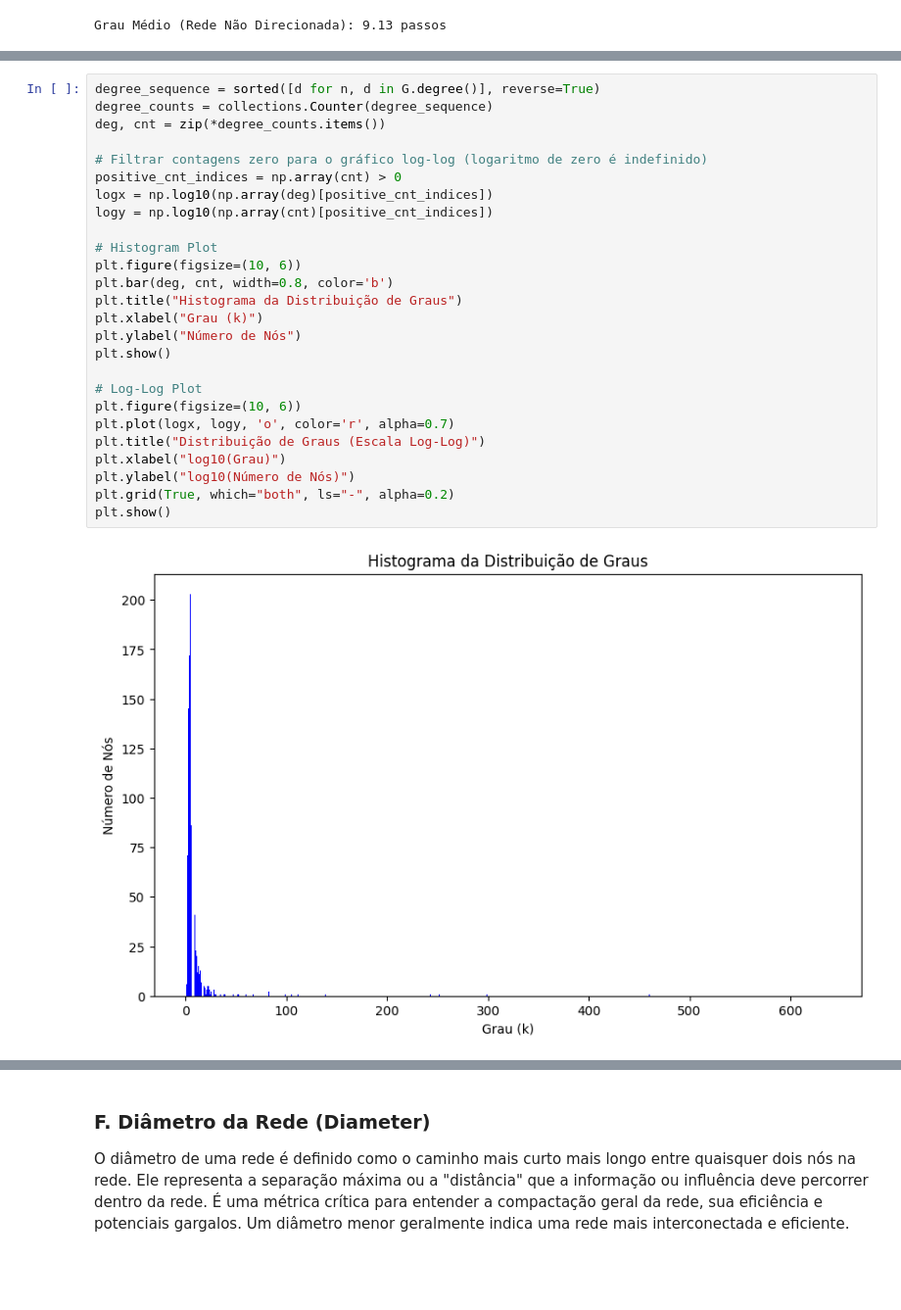
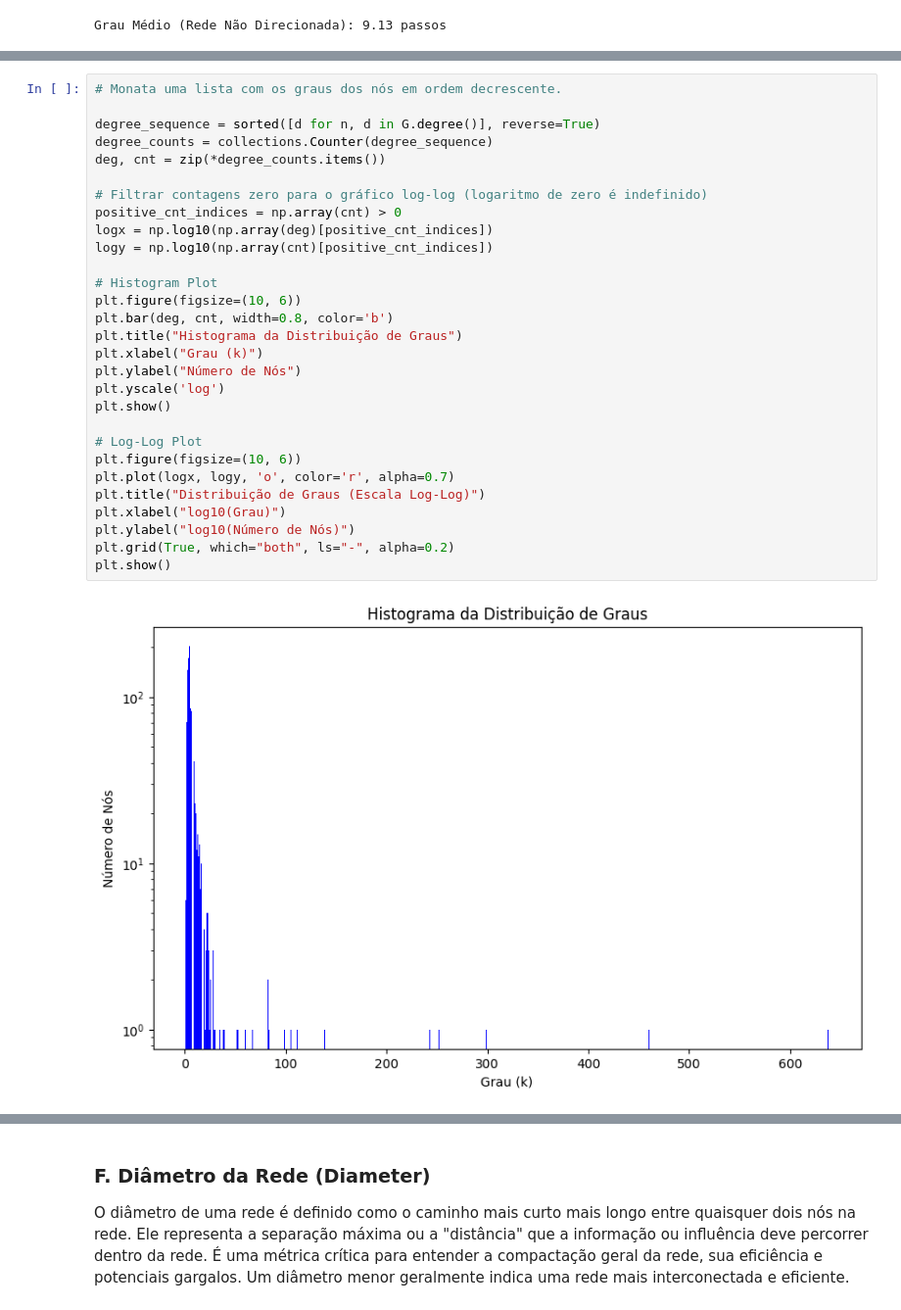
Before and after one commit to WagnerCOliveira/MineracaoGrafo, a Jupyter notebook: metabolic.edgelist.ipynb, the cells around one changed output, grey strips where cells are left out. Shown at 98% size. Drawn from its saved outputs; the diff is of its cells as text; blank space fills up the shorter version.

```diff
--- a/metabolic.edgelist.ipynb
+++ b/metabolic.edgelist.ipynb
@@ -60,30 +93,33 @@ O processo de cálculo envolve primeiro a obtenção do grau (ou in-degree/out-d
 # %%
+# Monata uma lista com os graus dos nós em ordem decrescente.
+
 degree_sequence = sorted([d for n, d in G.degree()], reverse=True)
 degree_counts = collections.Counter(degree_sequence)
 deg, cnt = zip(*degree_counts.items())
 
 # Filtrar contagens zero para o gráfico log-log (logaritmo de zero é indefinido)
 positive_cnt_indices = np.array(cnt) > 0
 logx = np.log10(np.array(deg)[positive_cnt_indices])
 logy = np.log10(np.array(cnt)[positive_cnt_indices])
 
 # Histogram Plot
 plt.figure(figsize=(10, 6))
 plt.bar(deg, cnt, width=0.8, color='b')
 plt.title("Histograma da Distribuição de Graus")
 plt.xlabel("Grau (k)")
 plt.ylabel("Número de Nós")
+plt.yscale('log')
 plt.show()
 
 # Log-Log Plot
 plt.figure(figsize=(10, 6))
 plt.plot(logx, logy, 'o', color='r', alpha=0.7)
 plt.title("Distribuição de Graus (Escala Log-Log)")
 plt.xlabel("log10(Grau)")
 plt.ylabel("log10(Número de Nós)")
 plt.grid(True, which="both", ls="-", alpha=0.2)
 plt.show()
 # %% [output]
-[figure, old version]
+[figure, new version]
 [figure]
 # %% [markdown]
```
Also changed, not shown: parts of 27 cells of this notebook, 14 other files.
